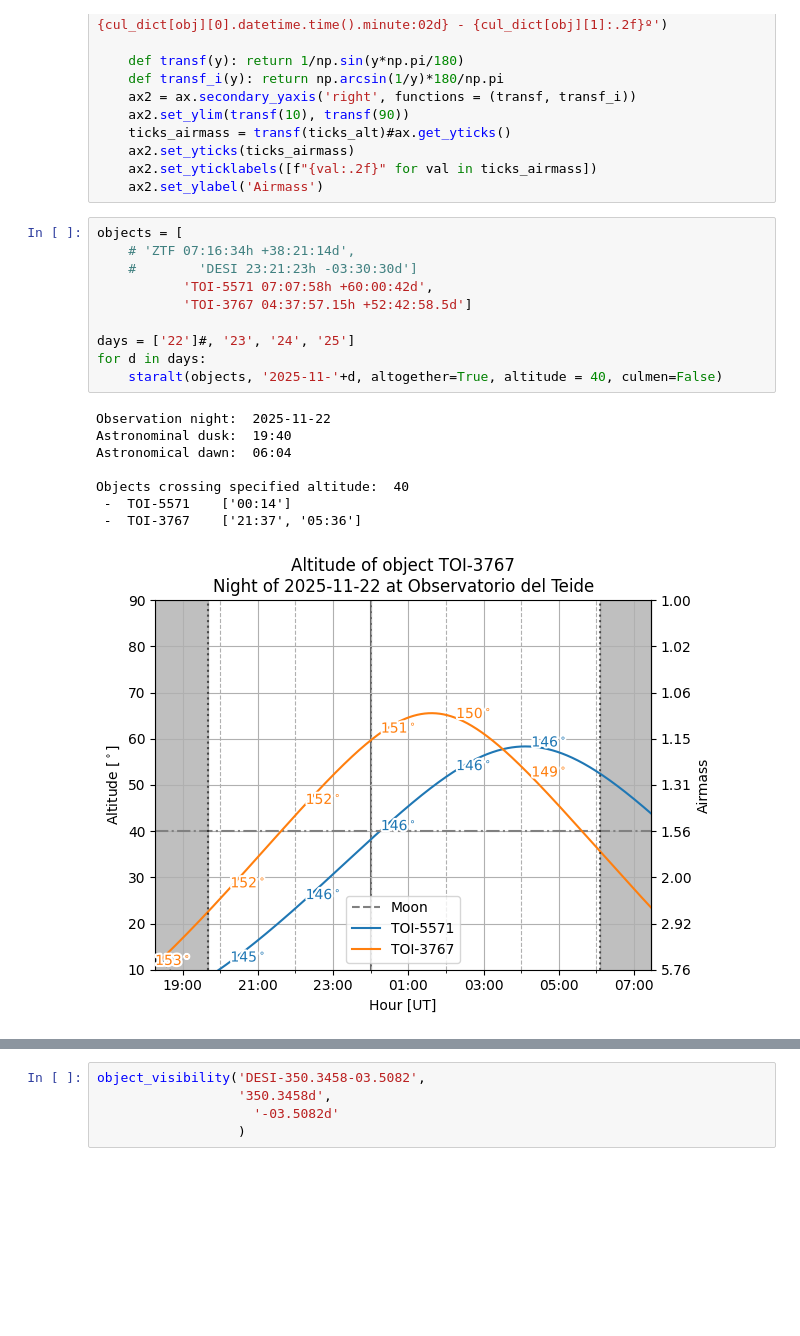
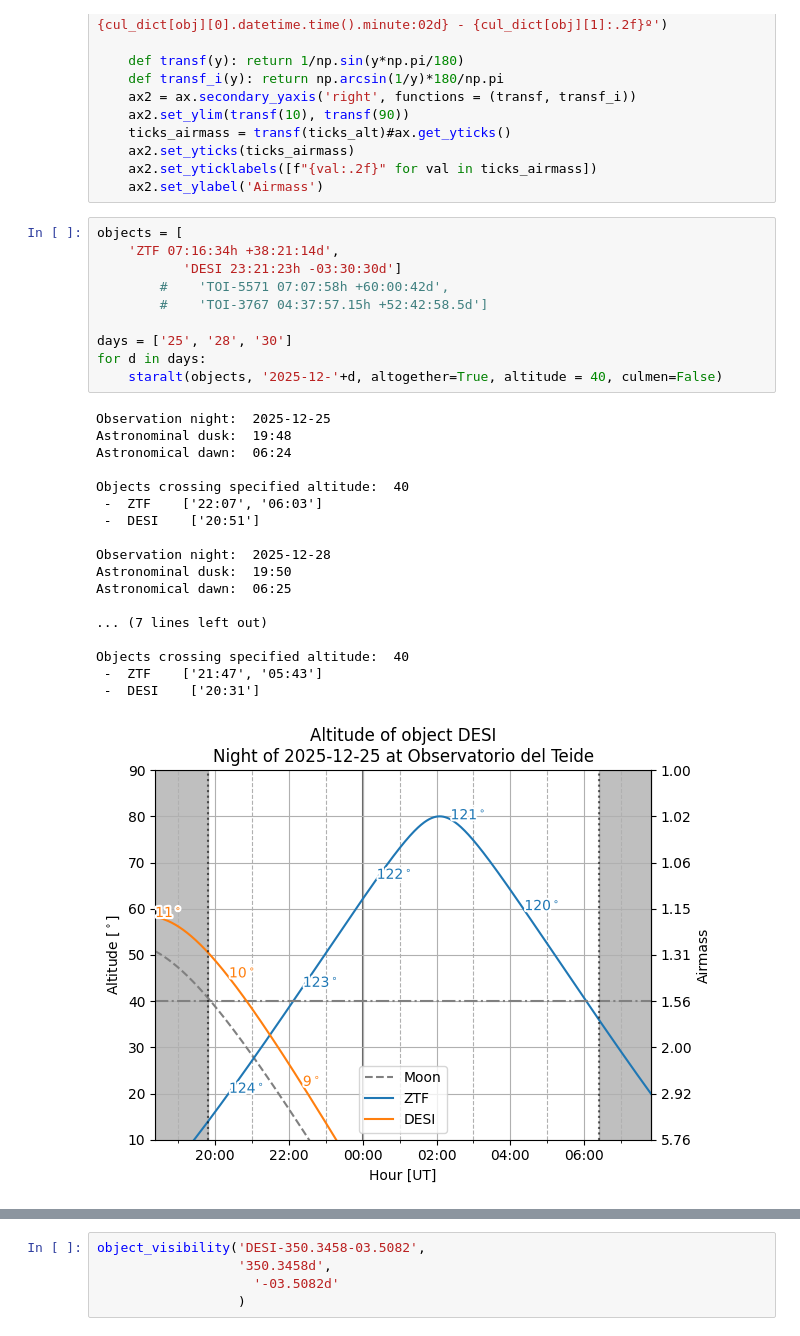
Before and after one commit to oscar-s-p/grav_lens, a Jupyter notebook: Object_visibility.ipynb, the cells around one changed output, grey strips where cells are left out. Saved outputs shown, nothing was run; the diff lists cells and outputs as text; blank space fills up the shorter version.

```diff
--- a/Object_visibility.ipynb
+++ b/Object_visibility.ipynb
@@ -285,20 +285,30 @@ def staralt(obj_name,
     ax2.set_ylabel('Airmass')
 # %%
 objects = [
-    # 'ZTF 07:16:34h +38:21:14d',
-    #        'DESI 23:21:23h -03:30:30d']
-           'TOI-5571 07:07:58h +60:00:42d',
-           'TOI-3767 04:37:57.15h +52:42:58.5d']
+    'ZTF 07:16:34h +38:21:14d',
+           'DESI 23:21:23h -03:30:30d']
+        #    'TOI-5571 07:07:58h +60:00:42d',
+        #    'TOI-3767 04:37:57.15h +52:42:58.5d']
 
-days = ['22']#, '23', '24', '25']
+days = ['25', '28', '30']
 for d in days:
-    staralt(objects, '2025-11-'+d, altogether=True, altitude = 40, culmen=False)
+    staralt(objects, '2025-12-'+d, altogether=True, altitude = 40, culmen=False)
 # %% [output]
-Observation night:  2025-11-22
-Astronominal dusk:  19:40
-Astronomical dawn:  06:04
+Observation night:  2025-12-25
+Astronominal dusk:  19:48
+Astronomical dawn:  06:24
 
 Objects crossing specified altitude:  40
- -  TOI-5571    ['00:14']
- -  TOI-3767    ['21:37', '05:36']
+ -  ZTF    ['22:07', '06:03']
+ -  DESI    ['20:51']
+
+Observation night:  2025-12-28
+Astronominal dusk:  19:50
+Astronomical dawn:  06:25
+
+... (7 lines left out)
+
+Objects crossing specified altitude:  40
+ -  ZTF    ['21:47', '05:43']
+ -  DESI    ['20:31']
-[figure, old version]
+[figure, new version]
```
Also changed, not shown: parts of 1 cell of this notebook, 2 other files.
